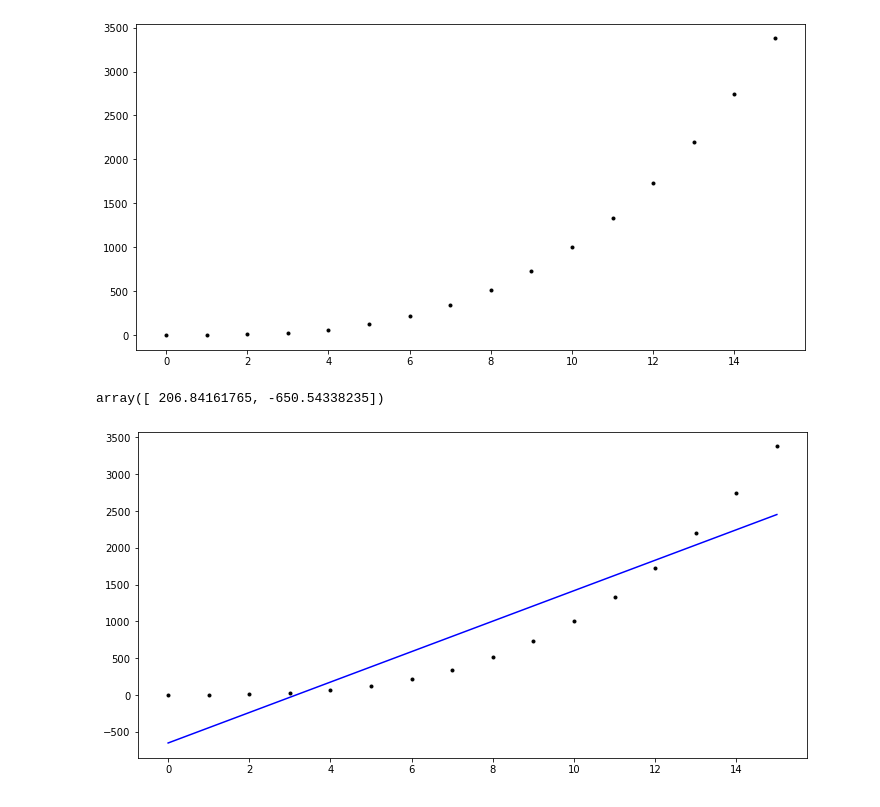
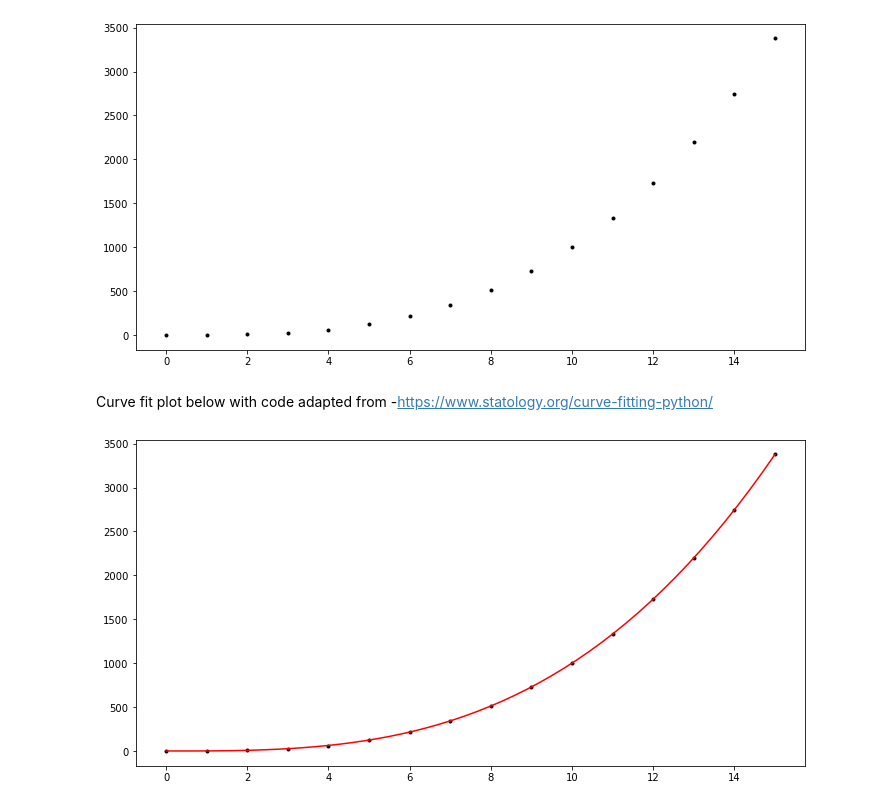
Before and after one commit to BTunney92/machine-learn-stats, a Jupyter notebook: Parameters - Exercise.ipynb, the cells around one changed output. Cells and saved outputs as stored; diff of their text form; code cells hidden in the pictures.

```diff
--- a/Parameters - Exercise.ipynb
+++ b/Parameters - Exercise.ipynb
@@ -29,19 +29,16 @@ plt.show
 # %% [output]
 <function matplotlib.pyplot.show(close=None, block=None)>
 [figure]
+# %% [markdown]
+Curve fit plot below with code adapted from -https://www.statology.org/curve-fitting-python/
 # %%
-parameter = np.polyfit(x,y,1)
-parameter
+curveFit = np.poly1d(np.polyfit(x, y, 3))
-# %% [output]
-array([ 206.84161765, -650.54338235])
 # %%
-# Create a plot.
-fig, ax = plt.subplots(figsize=(12,6))
+polyline = np.linspace(0, 15)
+plt.plot(x,y,"k.",)
 
-# Plot x vs y.
-ax.plot(x, y, 'k.')
 
-# Plot x vs parameters on x.
-ax.plot(x, parameter[0] * x + parameter[1], 'b-');
+plt.plot(polyline, curveFit(polyline), color='red')
+plt.show()
 # %% [output]
-[figure, old version]
+[figure, new version]
```
Also changed, not shown: parts of 5 cells of this notebook.
